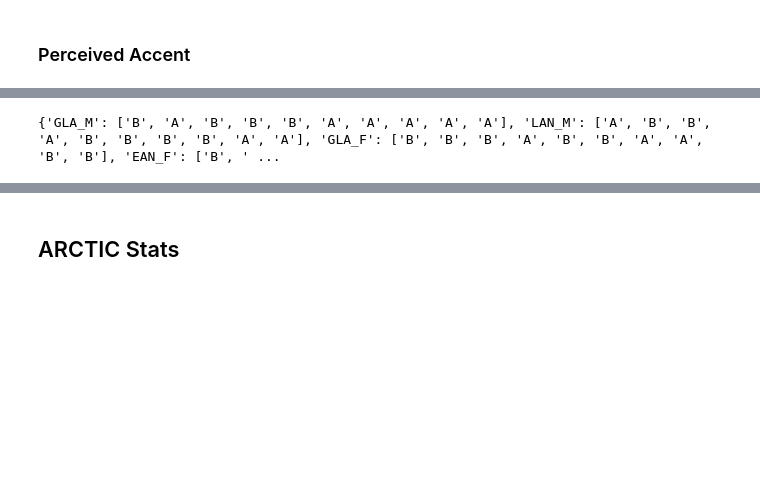
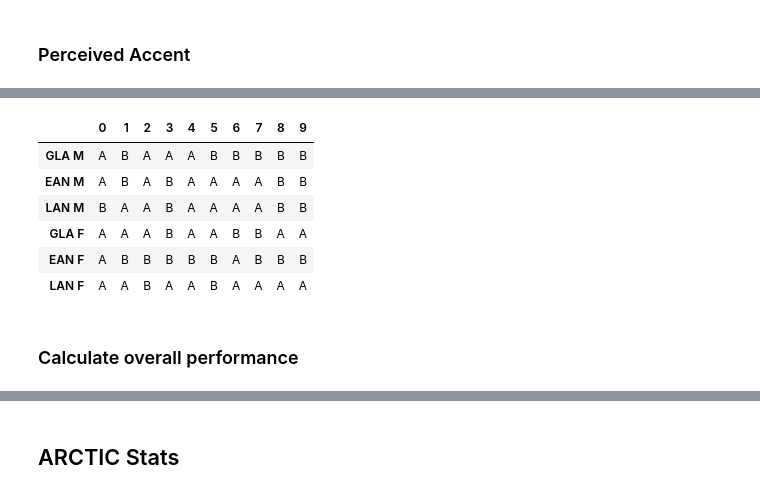
Before and after one commit to kennywlino/msc_thesis, a Jupyter notebook: experiments/results/calc_results.ipynb, the cells around one changed output, grey strips where cells are left out. Cells and saved outputs as stored; diff of their text form; code cells hidden in the pictures; blank space fills up the shorter version.

```diff
--- a/experiments/results/calc_results.ipynb
+++ b/experiments/results/calc_results.ipynb
@@ -15,0 +69,32 @@ ac_results = pd.read_csv('results.tsv', sep='\t')
+# %%
+# creates list of correct answers for SI task
+# e.g EAN F : ['B', 'A', 'A', ...]
+
+def create_ans_list_SI(file):
+    correct_ans = []
+    speaker_ID = (basename(file)[:3]).lower()
+    with open(file, 'r') as f:
+        all_lines = f.readlines()
+        for idx, line in enumerate(all_lines):
+            if idx % 3 == 0: # checks 1st line in each AB group
+                line_A = line
+                line_B = all_lines[idx + 1]
+                # checks to see if both lines contain the same speaker; e.g. 7
+                if re.search('/' + speaker_ID + '([^/]*)/', line_A, re.IGNORECASE) is not None and re.search('/' + speaker_ID + '([^/]*)/', line_B, re.IGNORECASE) is not None:
+                    correct_ans.append(7)
+                else:
+                    correct_ans.append(-7)
+    return(correct_ans)
+# %%
+# iterates through the folders in the ABI folder
+# and adds the answer lists to the PA and SI dictionaries per speaker
+for root, dirs, files in walk(ABI_ROOT):
+    if (basename(root)) == 'test_PA' or (basename(root)) == 'test_SI':
+        for f in files:
+            dict_ID = (f[:5].upper()).replace('_', ' ') # ex. 'GLA M', 'EAN F'
+            if f.endswith('test_PA.txt'):
+                test_PA_ans_list = create_ans_list_PA(join(root, f))
+                ABI_PA_ans[dict_ID] = test_PA_ans_list
+            if f.endswith('test_SI.txt'):
+                test_SI_ans_list = create_ans_list_SI(join(root, f))
+                ABI_SI_ans[dict_ID] = test_SI_ans_list
@@ -55,12 +140,0 @@ def create_ans_list_PA(file):
-# %%
-for root, dirs, files in walk(ABI_ROOT):
-    if (basename(root)) == 'test_PA' or (basename(root)) == 'test_SI':
-        for f in files:
-            if f.endswith('test_PA.txt'):
-                test_PA_ans_list = create_ans_list_PA(join(root, f))
-                dict_ID = f[:5].upper() # ex. GLA_M, EAN_F
-                ABI_PA_ans[dict_ID] = test_PA_ans_list
-# %%
-print(ABI_PA_ans)
-# %% [output]
-{'GLA_M': ['B', 'A', 'B', 'B', 'B', 'A', 'A', 'A', 'A', 'A'], 'LAN_M': ['A', 'B', 'B', 'A', 'B', 'B', 'B', 'B', 'A', 'A'], 'GLA_F': ['B', 'B', 'B', 'A', 'B', 'B', 'A', 'A', 'B', 'B'], 'EAN_F': ['B', ' ...
@@ -81,0 +141,13 @@ with open(file, 'r') as f:
+# %%
+# takes the Perceived Accent answers and places them in a DF
+PA_ans_df = pd.DataFrame.from_dict(ABI_PA_ans, orient='index')
+# %%
+PA_ans_df
+# %% [output]
+|  | 0 | 1 | 2 | 3 | 4 | 5 | 6 | 7 | 8 | 9 |
+| GLA M | A | B | A | A | A | B | B | B | B | B |
+| EAN M | A | B | A | B | A | A | A | A | B | B |
+| LAN M | B | A | A | B | A | A | A | A | B | B |
+| GLA F | A | A | A | B | A | A | B | B | A | A |
+| EAN F | A | B | B | B | B | B | A | B | B | B |
+| LAN F | A | A | B | A | A | B | A | A | A | A |
@@ -81,0 +158,2 @@ with open(file, 'r') as f:
+# %% [markdown]
+### Calculate overall performance
```
Also changed, not shown: parts of 112 cells of this notebook, 28 other files.
